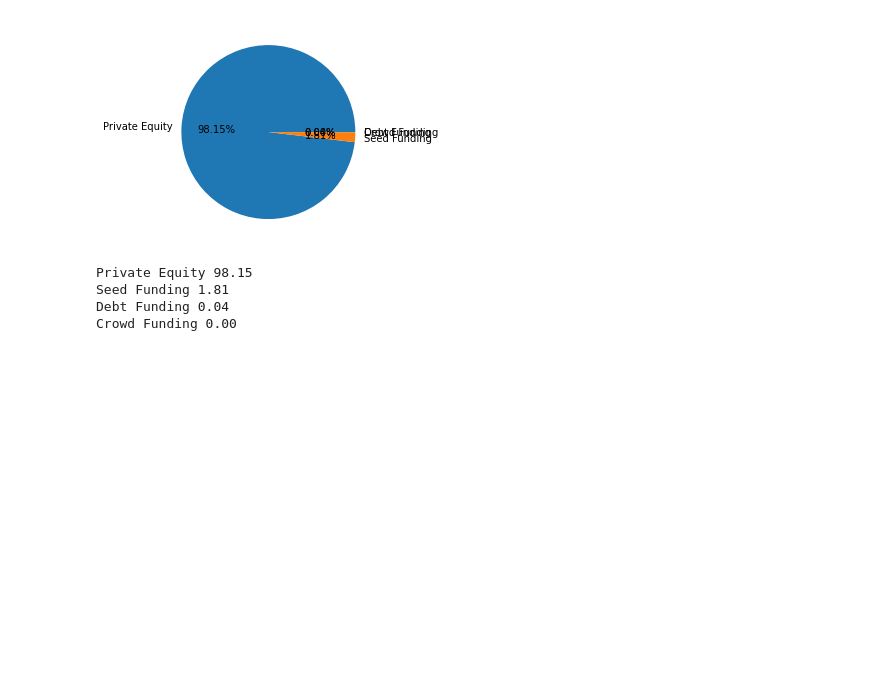
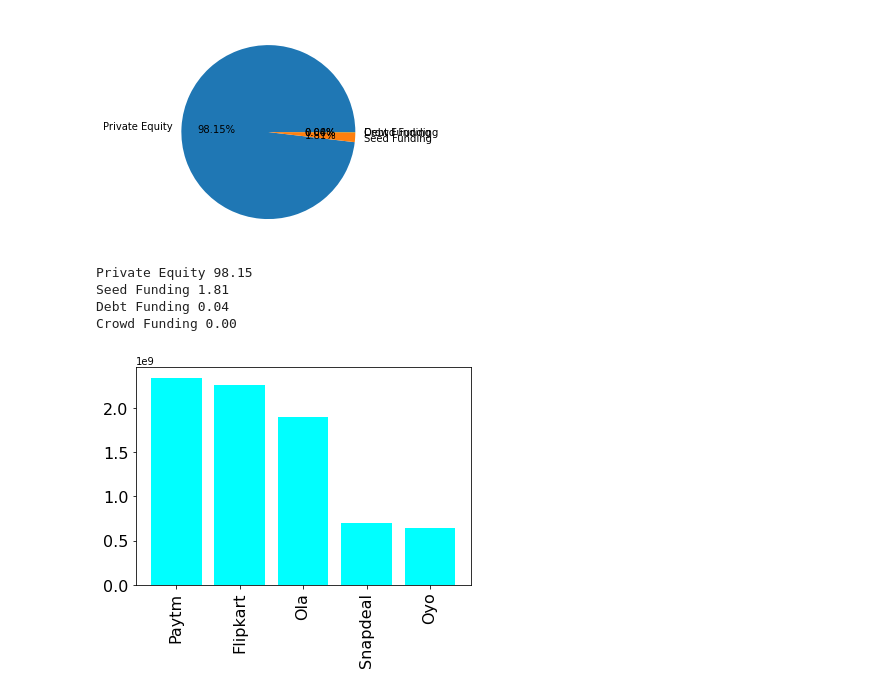
Before and after one commit to abhinavmehra4/Indian-Startups-Analysis, a Jupyter notebook: preprocessing.ipynb, the cells around one changed output. Cells and saved outputs as stored; diff of their text form; code cells hidden in the pictures; blank space fills up the shorter version.

```diff
--- a/preprocessing.ipynb
+++ b/preprocessing.ipynb
@@ -504,3 +514,88 @@ Private Equity 98.15
 Seed Funding 1.81
 Debt Funding 0.04
 Crowd Funding 0.00
+# %%
+from turtle import color
+import numpy as np
+import matplotlib.pyplot as plt
+import csv
+import pandas as pd
+data=pd.read_csv('startup_funding.csv')
+df=data.copy()
+df.head()
+df['StartupName'].isnull().value_counts() #to check if there are null and there are.
+df.drop(df.index[df['StartupName'].isnull()],inplace=True)
+df['StartupName'].isnull().value_counts() #to check if null values were dropped and they were
+# for i in df['StartupName'].unique():
+#     print(i)
+
+
+df.loc[df['StartupName']=='Oyo Rooms','StartupName'] = 'Oyo'
+df.loc[df['StartupName']=='OyoRooms','StartupName'] = 'Oyo'
+df.loc[df['StartupName']=='OYO Rooms','StartupName'] = 'Oyo'
+
+df.loc[df['StartupName']=='Oyorooms','StartupName'] = 'Oyo'
+df.loc[df['StartupName']=='flipkart','StartupName'] = 'Flipkart'
+df.loc[df['StartupName']=='Paytm Marketplace','StartupName'] = 'Paytm'
+df.loc[df['StartupName']=='ola','StartupName'] = 'Ola'
+df.loc[df['StartupName']=='Flipkart.com','StartupName'] = 'Flipkart'
+df.loc[df['StartupName']=='Ola Cabs','StartupName'] = 'Ola'
+df.loc[df['StartupName']=='Olacabs','StartupName'] = 'Ola'
+df.loc[df.AmountInUSD.isnull(),'AmountInUSD']='0'
+startups = []
+amount = []
+for i in df['StartupName']:
+    startups.append(i)
+for i in df['AmountInUSD']:
+    amount.append(i)
+
+# formatting the amount
+for i in range(len(amount)):
+    amount[i] = ''.join(amount[i].split(','))
+
+np_startups = np.array(startups)
+np_amount = np.array(amount,dtype='int64')
+
+dic ={}
+
+for i in range(len(np_startups)):
+    dic[np_startups[i]]= dic.get(np_startups[i],0)+np_amount[i]
+# for i in range(len(np_startups)):
+#     if np_startups[i] in dic:
+#         dic[np_startups[i]]+=np_amount[i]
+#     else:
+#         dic[np_startups[i]]=np_amount[i]
+
+
+# print(dic)
+
+xaxis = list(dic.keys())
+yaxis = list(dic.values())
+
+np_xaxis = np.array(xaxis)
+np_yaxis = np.array(yaxis)
+
+np_xaxis = np_xaxis[np.argsort(np_yaxis)]
+np_yaxis = np.sort(np_yaxis)
+
+np_yaxis
+# EXECUTE THE BELOW CODE TO FIND THE ANOMALIES IN THE NAMES TO BE PRINTED BY CHECKING ONE BY ONE AND ACCORDINGLY CHANGING THE TOP
+
+# for i in np_xaxis[::-1]: #IN THE REVERSE ORDER WE WILL PRINT TO FIND WHAT WE WANT
+#     print(i)
+
+# to get the top 5
+np_xaxis = np_xaxis[len(np_xaxis)-1:len(np_xaxis)-1-5:-1]
+np_yaxis = np_yaxis[len(np_yaxis)-1:len(np_yaxis)-1-5:-1]
+
+
+# plt.subplots(figsize=(10,5))
+plt.bar(np_xaxis,np_yaxis,color='cyan')
+plt.xticks(rotation=90,size=16)
+plt.yticks(size=16)
+plt.show()
+
+for i in range(len(np_xaxis)):
+    print(np_xaxis[i])
+# %% [output]
+[figure, added]
```
Also changed, not shown: parts of 6 cells of this notebook, 2 other files.
